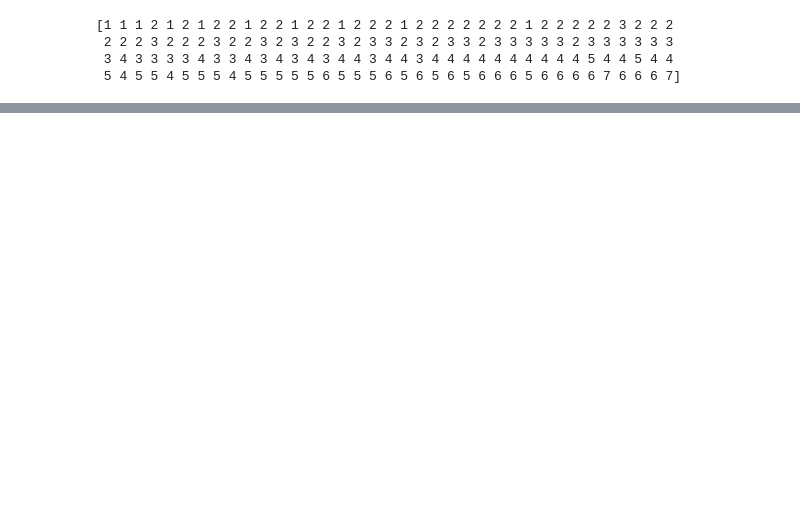
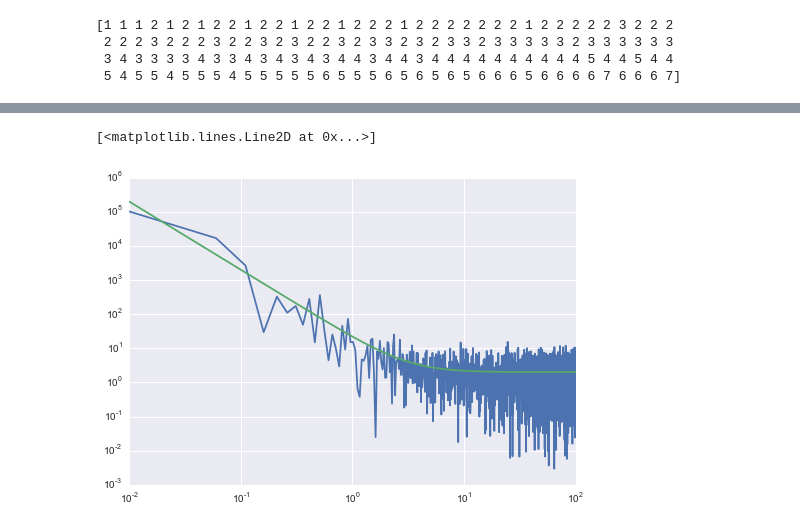
Before and after one commit to usmanwardag/stingray, a Jupyter notebook: demos/PowerSpectralAnalysis.ipynb, the cells around one changed output, grey strips where cells are left out. Cells and saved outputs as stored; diff of their text form; code cells hidden in the pictures; blank space fills up the shorter version.

```diff
--- a/demos/PowerSpectralAnalysis.ipynb
+++ b/demos/PowerSpectralAnalysis.ipynb
@@ -232,0 +437,30 @@ print(binsamples)
+# %%
+hyperpars = {"alpha_min":1.0,
+            "alpha_max":5.0,
+            "amplitude_min":-10,
+            "amplitude_max":10.0,
+            "a_mean":2.0,
+            "a_var":0.1}
+
+plc = PowerLawConst(hyperpars=hyperpars)
+
+true_pars = [2.0, 3.0, 2.0]
+
+x = np.linspace(0.01, 100, 2000)
+ymodel = plc(x, *true_pars)
+
+ydata = np.random.exponential(size=ymodel.shape[0])*ymodel
+
+ps = Powerspectrum()
+ps.freq = x
+ps.ps = ydata
+ps.df = ps.freq[1]-ps.freq[0]
+ps.nphots = ps.ps[0]
+ps.n = int(2*x.shape[0])
+ps.m = 1
+# %%
+plt.loglog(x, ydata)
+plt.loglog(x, ymodel)
+# %% [output]
+[<matplotlib.lines.Line2D at 0x...>]
+[figure, added]
```
Also changed, not shown: parts of 66 cells of this notebook.
